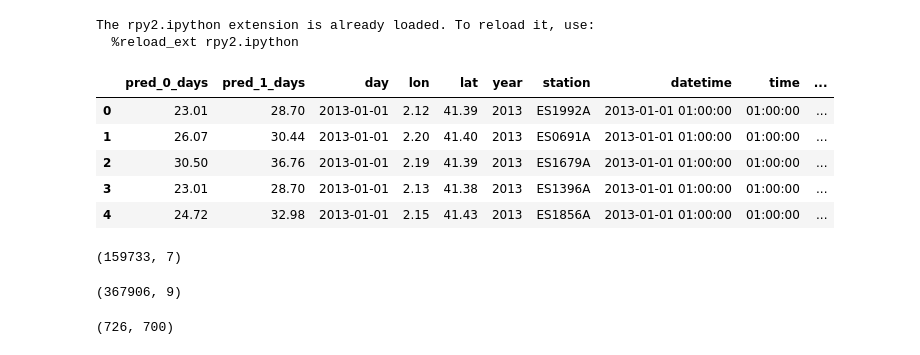
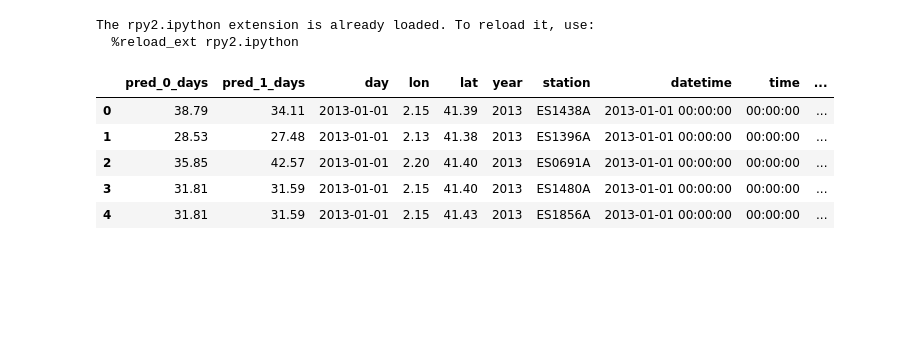
Before and after one commit to javiermas/BCNAirQualityDatathon, a Jupyter notebook: notebooks/Jonas_2.ipynb, the cells around one changed output. Cells and saved outputs as stored; diff of their text form; code cells hidden in the pictures; blank space fills up the shorter version.

```diff
--- a/notebooks/Jonas_2.ipynb
+++ b/notebooks/Jonas_2.ipynb
@@ -20,26 +22,16 @@ stations = pd.read_csv('../data/stations.csv')
 # %%
 observations = pd.read_csv('../data/observations.csv', index_col=0)
 models = pd.read_csv('../data/models.csv', index_col=0)
-features = pd.merge(models, observations, how='right',
+obs_and_mods = pd.merge(models, observations, how='left',
                     on=['station', 'day', 'time', 'datetime' ,'year'],
                     suffixes=('_mod', '')).sort_values('datetime', ascending=True)
-features.head()
+obs_and_mods.to_csv('../data/obs_and_mod.csv')
+obs_and_mods_cols = ['pred_0_days', 'pred_1_days', 'Concentration', 'target', 'day']
+obs_and_mods.head()
 # %% [output]
 |  | pred_0_days | pred_1_days | day | lon | lat | year | station | datetime | time | ... |
-| 0 | 23.01 | 28.70 | 2013-01-01 | 2.12 | 41.39 | 2013 | ES1992A | 2013-01-01 01:00:00 | 01:00:00 | ... |
-| 1 | 26.07 | 30.44 | 2013-01-01 | 2.20 | 41.40 | 2013 | ES0691A | 2013-01-01 01:00:00 | 01:00:00 | ... |
-| 2 | 30.50 | 36.76 | 2013-01-01 | 2.19 | 41.39 | 2013 | ES1679A | 2013-01-01 01:00:00 | 01:00:00 | ... |
-| 3 | 23.01 | 28.70 | 2013-01-01 | 2.13 | 41.38 | 2013 | ES1396A | 2013-01-01 01:00:00 | 01:00:00 | ... |
-| 4 | 24.72 | 32.98 | 2013-01-01 | 2.15 | 41.43 | 2013 | ES1856A | 2013-01-01 01:00:00 | 01:00:00 | ... |
+| 0 | 38.79 | 34.11 | 2013-01-01 | 2.15 | 41.39 | 2013 | ES1438A | 2013-01-01 00:00:00 | 00:00:00 | ... |
+| 1 | 28.53 | 27.48 | 2013-01-01 | 2.13 | 41.38 | 2013 | ES1396A | 2013-01-01 00:00:00 | 00:00:00 | ... |
+| 2 | 35.85 | 42.57 | 2013-01-01 | 2.20 | 41.40 | 2013 | ES0691A | 2013-01-01 00:00:00 | 00:00:00 | ... |
+| 3 | 31.81 | 31.59 | 2013-01-01 | 2.15 | 41.40 | 2013 | ES1480A | 2013-01-01 00:00:00 | 00:00:00 | ... |
+| 4 | 31.81 | 31.59 | 2013-01-01 | 2.15 | 41.43 | 2013 | ES1856A | 2013-01-01 00:00:00 | 00:00:00 | ... |
-# %%
-observations.shape
-# %% [output]
-(159733, 7)
-# %%
-models.shape
-# %% [output]
-(367906, 9)
-# %%
-features.shape
-# %% [output]
-(726, 700)
```
Also changed, not shown: parts of 6 cells of this notebook, 1 other file.
